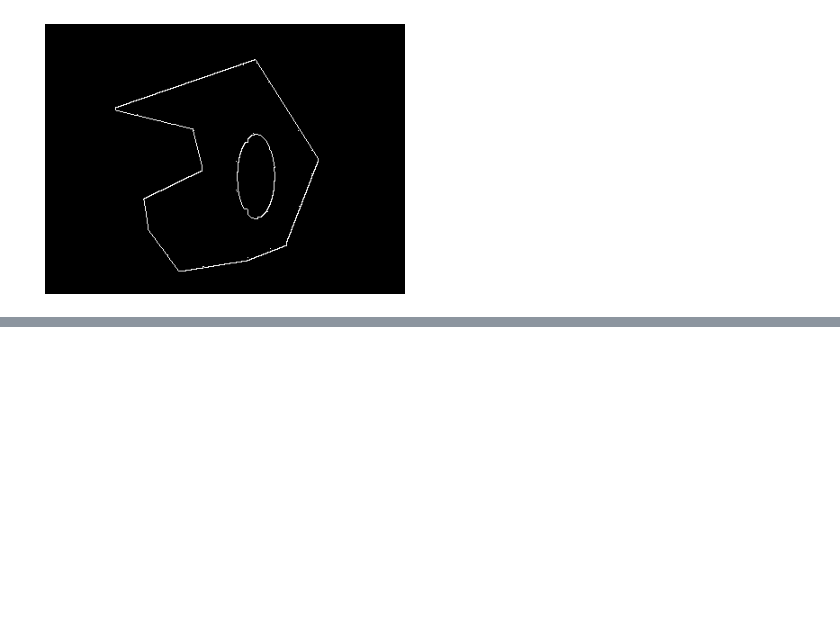
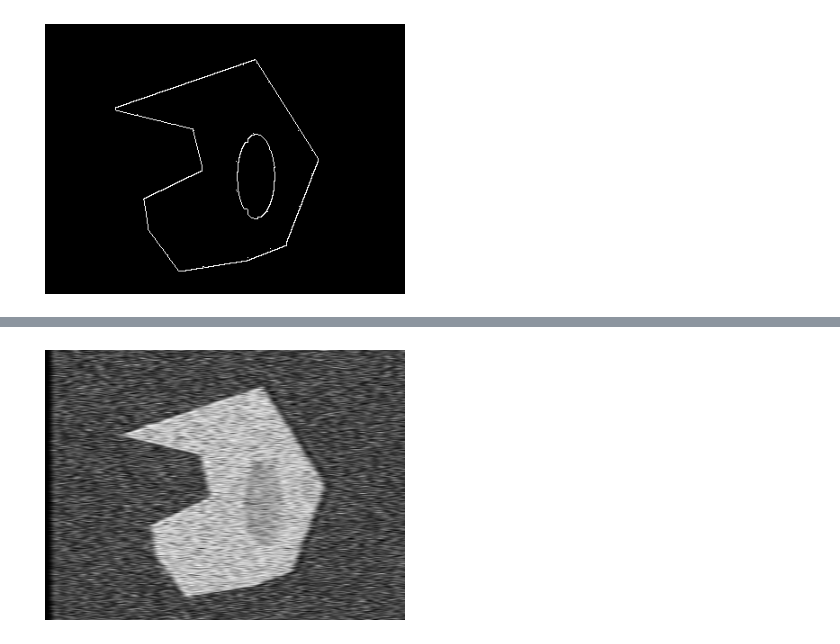
Before and after one commit to Oborichkin/data-processing, a Jupyter notebook: notebooks/contour.ipynb, the cells around one changed output, grey strips where cells are left out. Drawn from its saved outputs; the diff is of its cells as text; code cells hidden in the pictures; blank space fills up the shorter version.

```diff
--- a/notebooks/contour.ipynb
+++ b/notebooks/contour.ipynb
@@ -35,0 +61,5 @@ noised.plot()
+# %%
+lpf_filtered_img = lpf_pic(noised, 30)
+lpf_filtered_img.plot()
+# %% [output]
+[figure, added]
```
Also changed, not shown: parts of 16 cells of this notebook, 1 other file.
